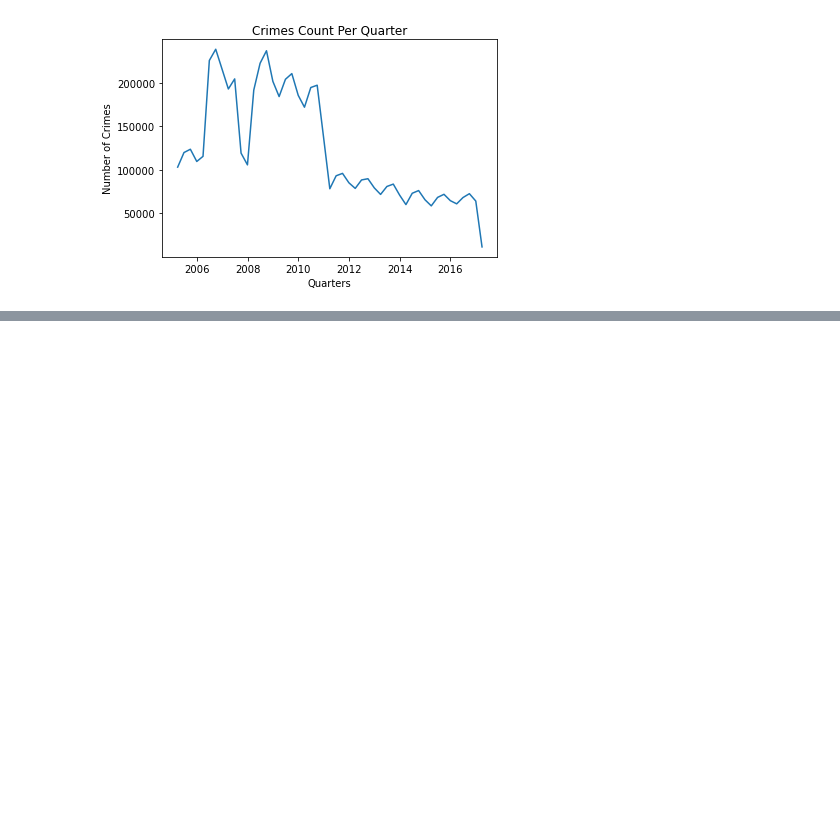
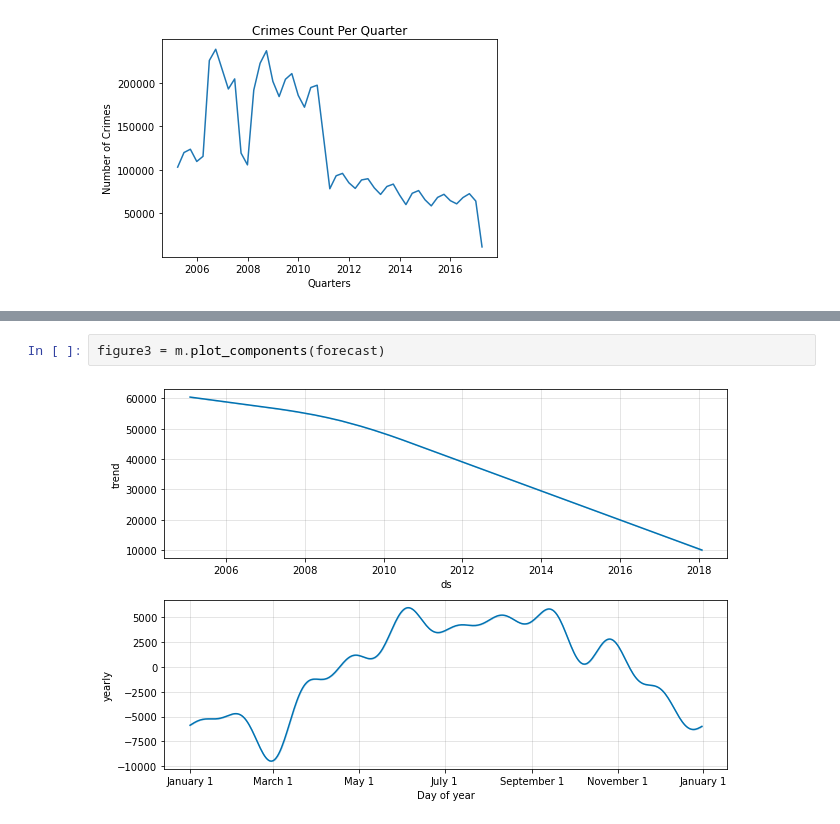
Before and after one commit to AvinashTiwari/Artifical-intelligence-2, a Jupyter notebook: 7_AI_Project/3_FB_prophet/FB_Prophet_Chichago_Time_series.ipynb, the cells around one changed output, grey strips where cells are left out. Cells and saved outputs as stored; diff of their text form; blank space fills up the shorter version.

```diff
--- a/7_AI_Project/3_FB_prophet/FB_Prophet_Chichago_Time_series.ipynb
+++ b/7_AI_Project/3_FB_prophet/FB_Prophet_Chichago_Time_series.ipynb
@@ -257,0 +351,4 @@ Text(0, 0.5, 'Number of Crimes')
+# %%
+figure3 = m.plot_components(forecast)
+# %% [output]
+[figure, added]
```
Also changed, not shown: parts of 12 cells of this notebook.
